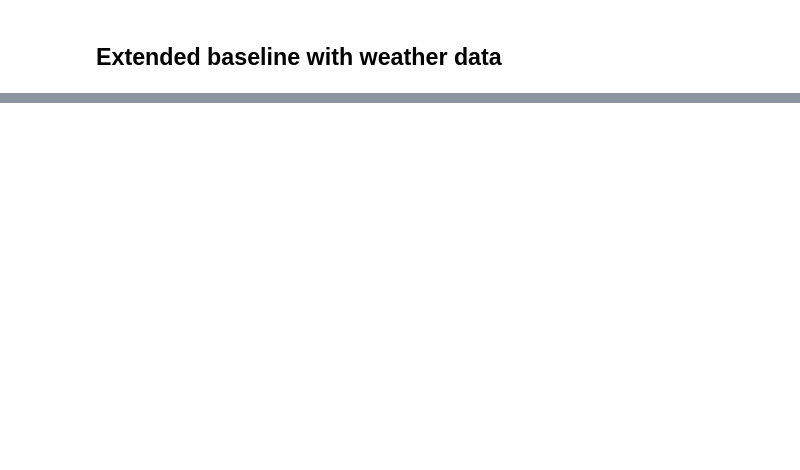
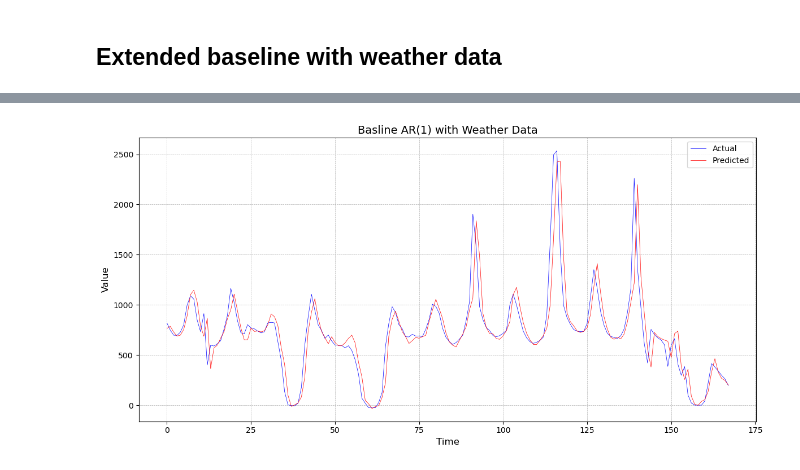
Before and after one commit to peterravn/Seminar-Adv-Finance, a Jupyter notebook: 4. Standard AR model.ipynb, the cells around one changed output, grey strips where cells are left out. Saved outputs shown, nothing was run; the diff lists cells and outputs as text; code cells hidden in the pictures; blank space fills up the shorter version.

```diff
--- a/4. Standard AR model.ipynb
+++ b/4. Standard AR model.ipynb
@@ -185,0 +130,4 @@ SMAPE baseline extended: 18.523369269030294
+# %%
+plot_actual_vs_predicted(y_test, y_pred, "Basline AR(1) with Weather Data")
+# %% [output]
+[figure, added]
```
Also changed, not shown: parts of 7 cells of this notebook, 2 other files.
